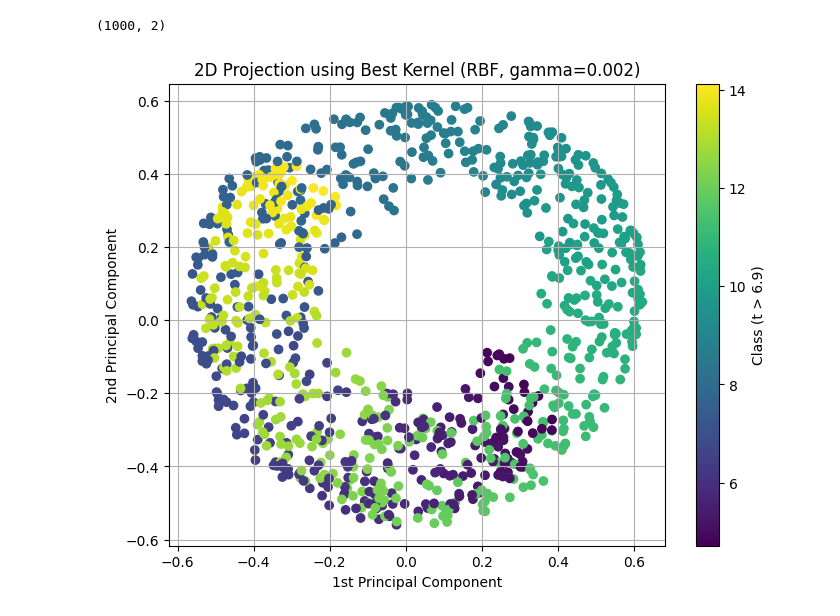
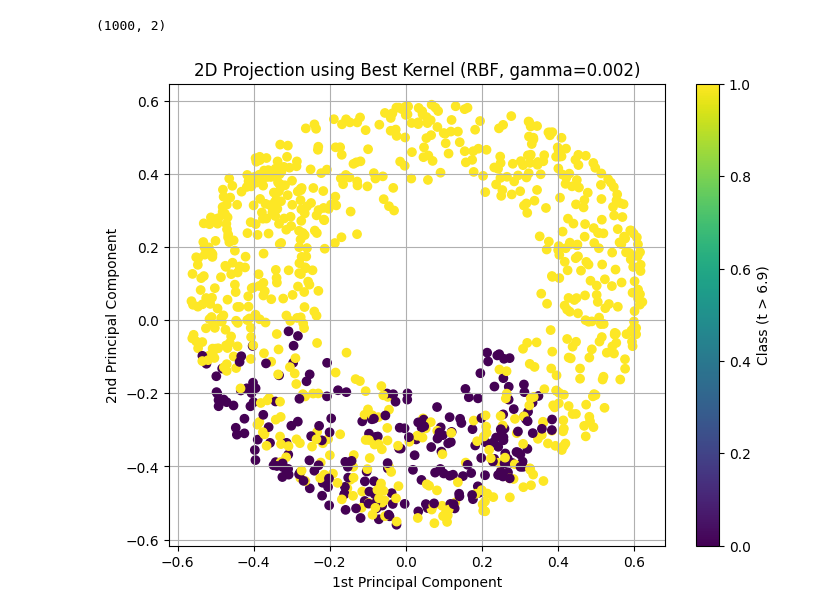
Before and after one commit to ujjwal-poudel/PCA-on-Swiss-Roll, a Jupyter notebook: make_swiss.ipynb, the cells around one changed output. Cells and saved outputs as stored; diff of their text form; code cells hidden in the pictures.

```diff
--- a/make_swiss.ipynb
+++ b/make_swiss.ipynb
@@ -259,6 +259,6 @@ def plot_2d_projection(X: np.ndarray, color: np.ndarray):
     plt.grid(True)
     plt.show()
 # %%
-plot_2d_projection(X=best_transformed_kpca, color=color)
+plot_2d_projection(X=best_transformed_kpca, color=y)
 # %% [output]
-[figure, old version]
+[figure, new version]
```
Also changed, not shown: parts of 1 cell of this notebook, 2 other files.
